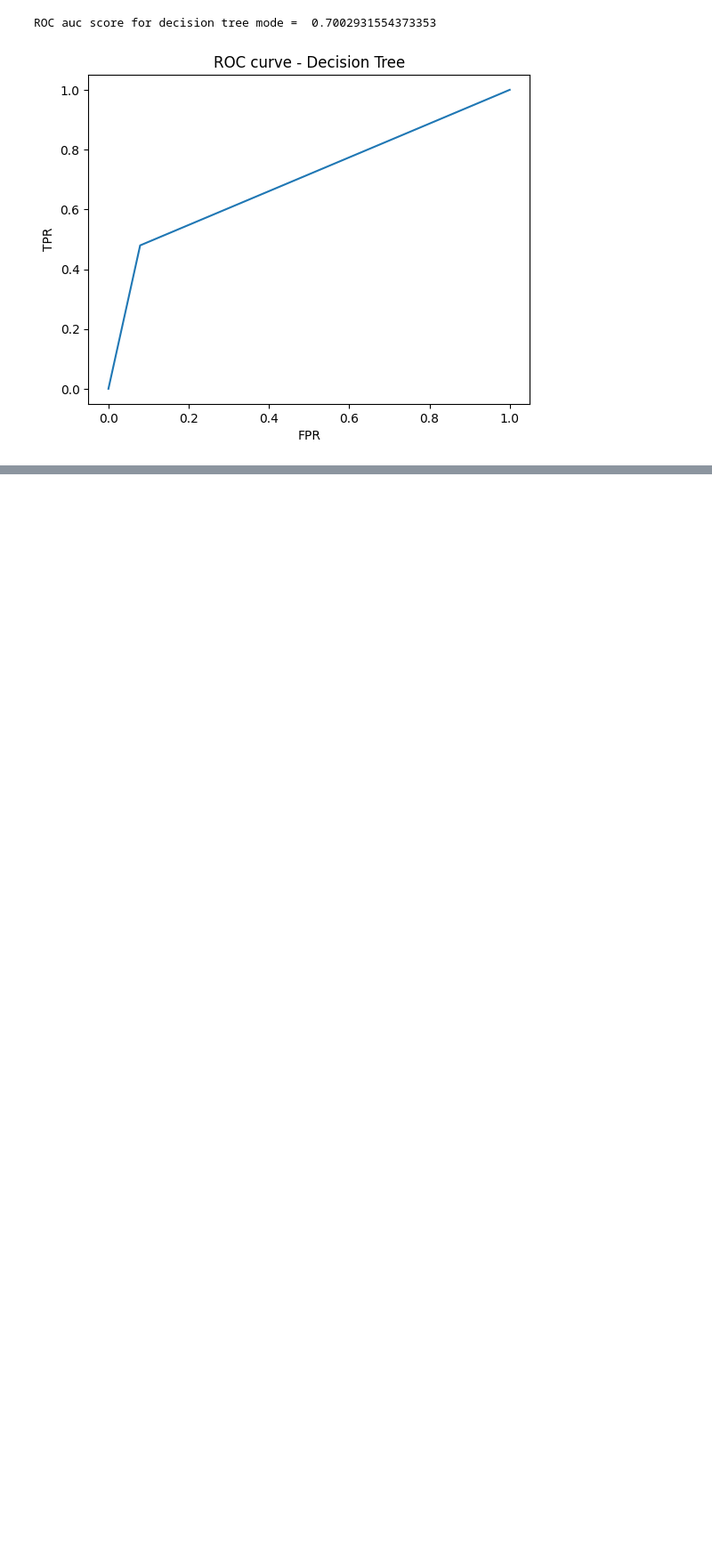
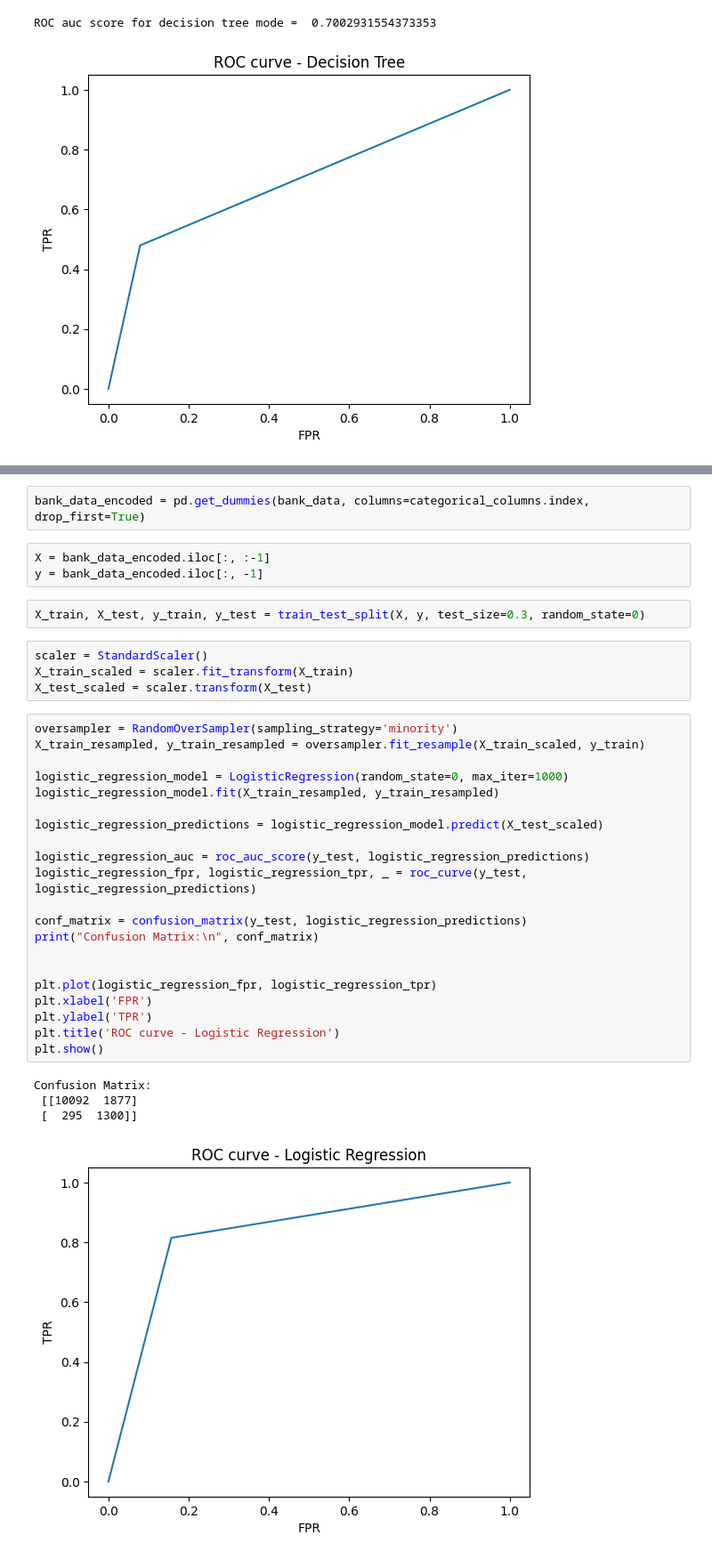
Before and after one commit to Prottya-Roy/Machine_Learning_Lab_Assignment, a Jupyter notebook: Lab_Final_Assignments/2018831001_ML_LabFinal_Banking_Logistic_Regression.ipynb, the cells around one changed output, grey strips where cells are left out. Shown at 89% size. Drawn from its saved outputs; the diff is of its cells as text; blank space fills up the shorter version.

Commit message:
Logistic regression with feature scaling and imbalanced class handling added

```diff
--- a/Lab_Final_Assignments/2018831001_ML_LabFinal_Banking_Logistic_Regression.ipynb
+++ b/Lab_Final_Assignments/2018831001_ML_LabFinal_Banking_Logistic_Regression.ipynb
@@ -134,0 +154,37 @@ ROC auc score for decision tree mode =  0.7002931554373353
+# %%
+bank_data_encoded = pd.get_dummies(bank_data, columns=categorical_columns.index, drop_first=True)
+# %%
+X = bank_data_encoded.iloc[:, :-1]
+y = bank_data_encoded.iloc[:, -1]
+# %%
+X_train, X_test, y_train, y_test = train_test_split(X, y, test_size=0.3, random_state=0)
+# %%
+scaler = StandardScaler()
+X_train_scaled = scaler.fit_transform(X_train)
+X_test_scaled = scaler.transform(X_test)
+# %%
+oversampler = RandomOverSampler(sampling_strategy='minority')
+X_train_resampled, y_train_resampled = oversampler.fit_resample(X_train_scaled, y_train)
+
+logistic_regression_model = LogisticRegression(random_state=0, max_iter=1000)
+logistic_regression_model.fit(X_train_resampled, y_train_resampled)
+
+logistic_regression_predictions = logistic_regression_model.predict(X_test_scaled)
+
+logistic_regression_auc = roc_auc_score(y_test, logistic_regression_predictions)
+logistic_regression_fpr, logistic_regression_tpr, _ = roc_curve(y_test, logistic_regression_predictions)
+
+conf_matrix = confusion_matrix(y_test, logistic_regression_predictions)
+print("Confusion Matrix:\n", conf_matrix)
+
+
+plt.plot(logistic_regression_fpr, logistic_regression_tpr)
+plt.xlabel('FPR')
+plt.ylabel('TPR')
+plt.title('ROC curve - Logistic Regression')
+plt.show()
+# %% [output]
+Confusion Matrix:
+ [[10092  1877]
+ [  295  1300]]
+[figure, added]
```
Also changed, not shown: parts of 7 cells of this notebook.
